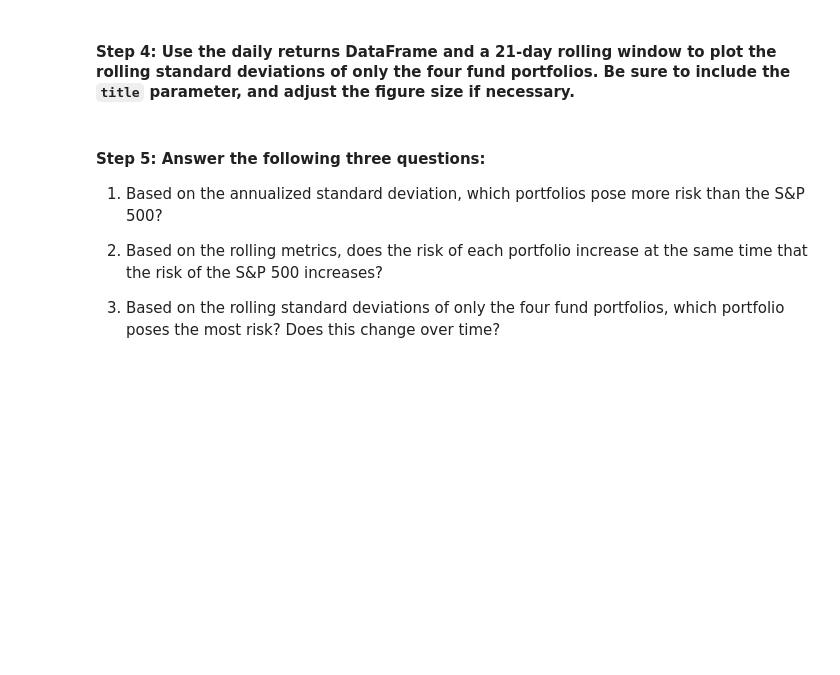
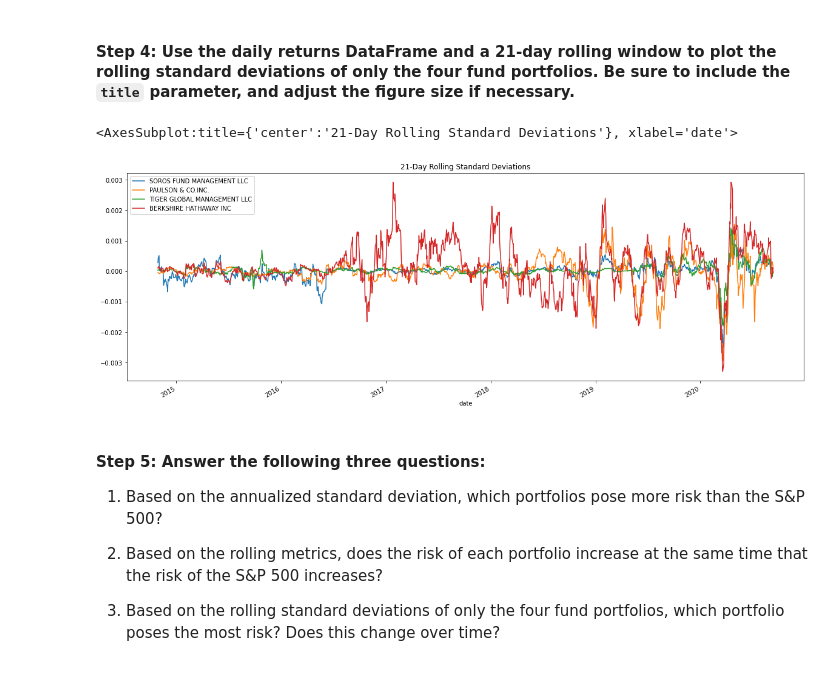
Before and after one commit to dcmar18/RiskReturnAnalysis, a Jupyter notebook: risk_return_analysis.ipynb, the cells around one changed output. Saved outputs shown, nothing was run; the diff lists cells and outputs as text; code cells hidden in the pictures; blank space fills up the shorter version.

```diff
--- a/risk_return_analysis.ipynb
+++ b/risk_return_analysis.ipynb
@@ -293,7 +315,11 @@ Evaluate the risk profile of each portfolio by using the standard deviation and
 # %%
 # Using the daily return data and a 21-day rolling window, plot the rolling standard deviation of just the 4 portfolios.
 # Include a title parameter and adjust the figure size
-# YOUR CODE HERE
+
+funds_daily_returns.rolling(window=21).mean().plot(figsize=(20,7),title="21-Day Rolling Standard Deviations")
+# %% [output]
+<AxesSubplot:title={'center':'21-Day Rolling Standard Deviations'}, xlabel='date'>
+[figure, added]
 # %% [markdown]
 #### Step 5: Answer the following three questions:
 
```
Also changed, not shown: parts of 12 cells of this notebook.
